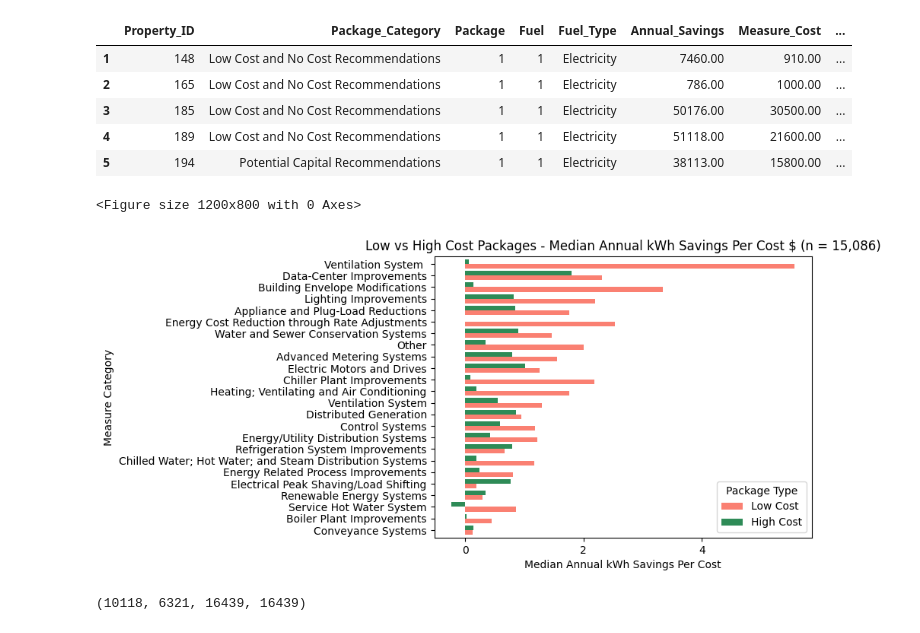
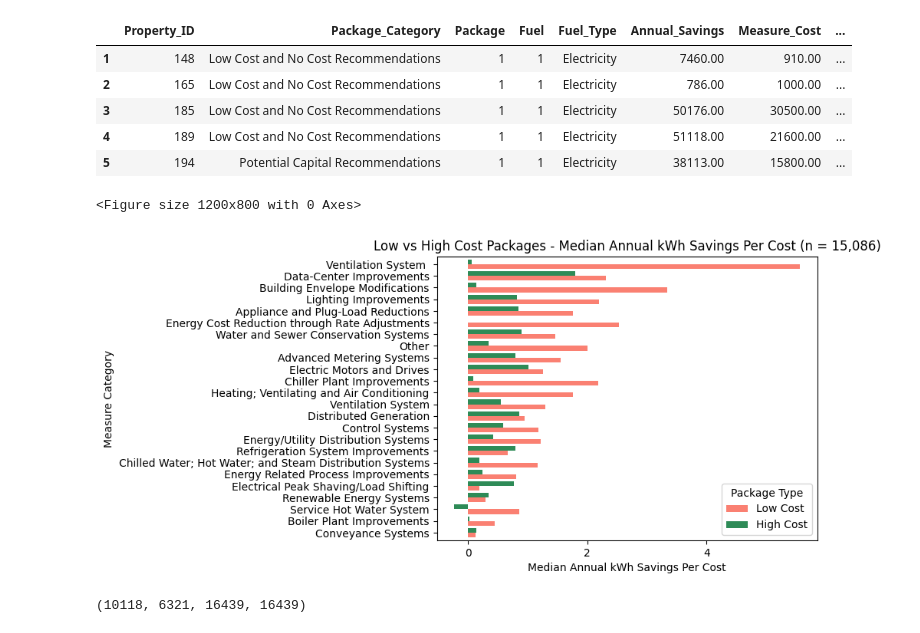
Before and after one commit to linusghanadan/nyserda-project, a Jupyter notebook: nyserda-project.ipynb, the cells around one changed output. Cells and saved outputs as stored; diff of their text form; code cells hidden in the pictures.

Commit message:
adjusted graph

```diff
--- a/nyserda-project.ipynb
+++ b/nyserda-project.ipynb
@@ -119,35 +119,35 @@ high_cost_savings = high_cost_df.groupby('Measure_Categories_ECM1')['Savings_per
 
 # Combine into one dataframe
 combined_df = pd.DataFrame({
     'Low Cost': low_cost_savings,
     'High Cost': high_cost_savings
 }).fillna(0)
 
 # Remove 'Uncategorized' row
 combined_df = combined_df[combined_df.index != 'Uncategorized']
 
 # Sort by total (sum of both)
 combined_df['Total'] = combined_df['Low Cost'] + combined_df['High Cost']
 combined_df = combined_df.sort_values('Total')
 combined_df = combined_df.drop('Total', axis=1)
 
 # Create grouped bar chart
 plt.figure(figsize=(12, 8))
 ax = combined_df.plot(kind='barh', color=['salmon', 'seagreen'], width=0.8)
 
 # Reduce number of ticks
 ax.locator_params(axis='x', nbins=6)
 
-plt.title('Low vs High Cost Packages - Median Annual kWh Savings Per Cost $ (n = 15,086)', loc='center')
+plt.title('Low vs High Cost Packages - Median Annual kWh Savings Per Cost (n = 15,086)', loc='center')
 plt.xlabel('Median Annual kWh Savings Per Cost', loc='center')
 plt.ylabel('Measure Category')
 plt.legend(title = "Package Type", loc='lower right')
 
 #plt.tight_layout()
 plt.show()
 # %% [output]
 <Figure size 1200x800 with 0 Axes>
-[figure, old version]
+[figure, new version]
 # %%
 # Create boolean mask for filtering -- same analysis but for natural gas
 mask = (
```
